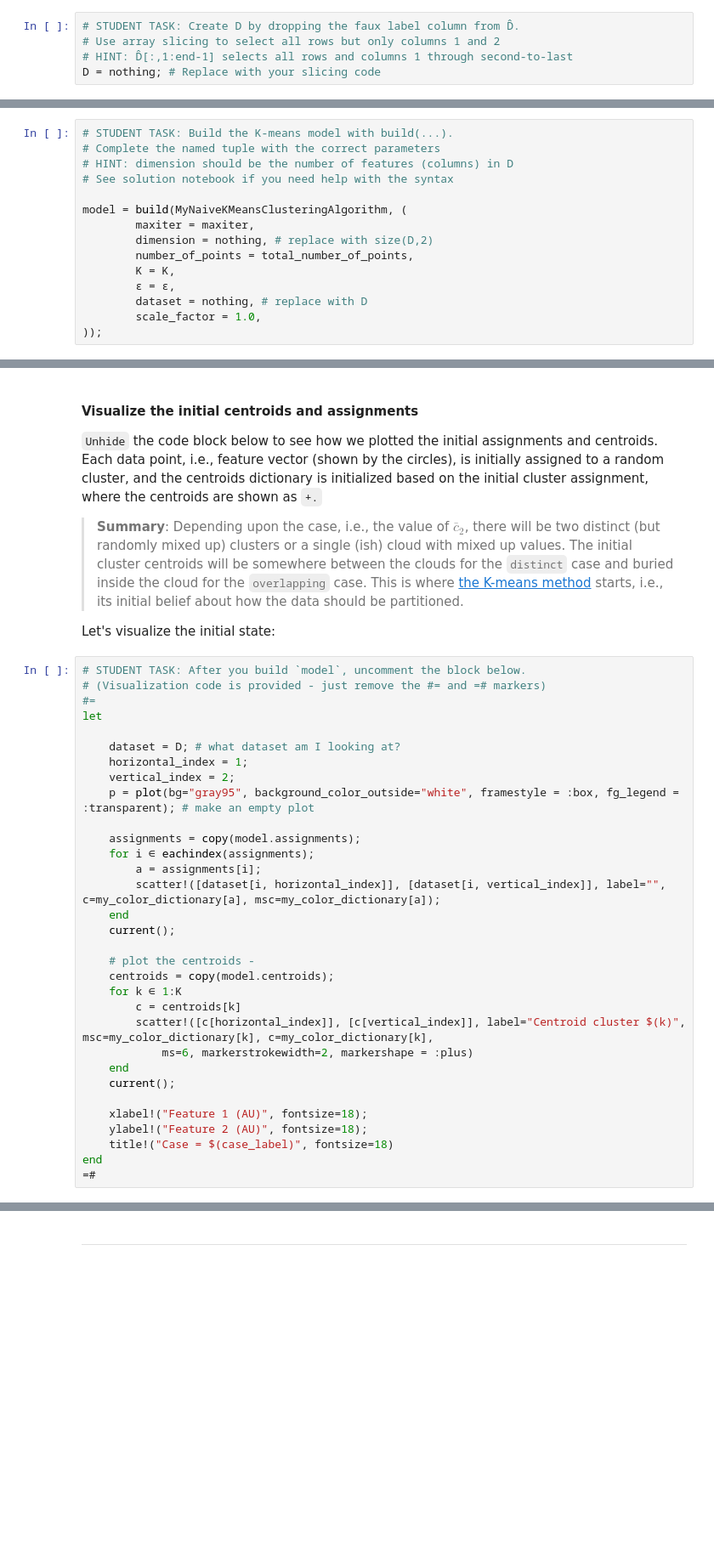
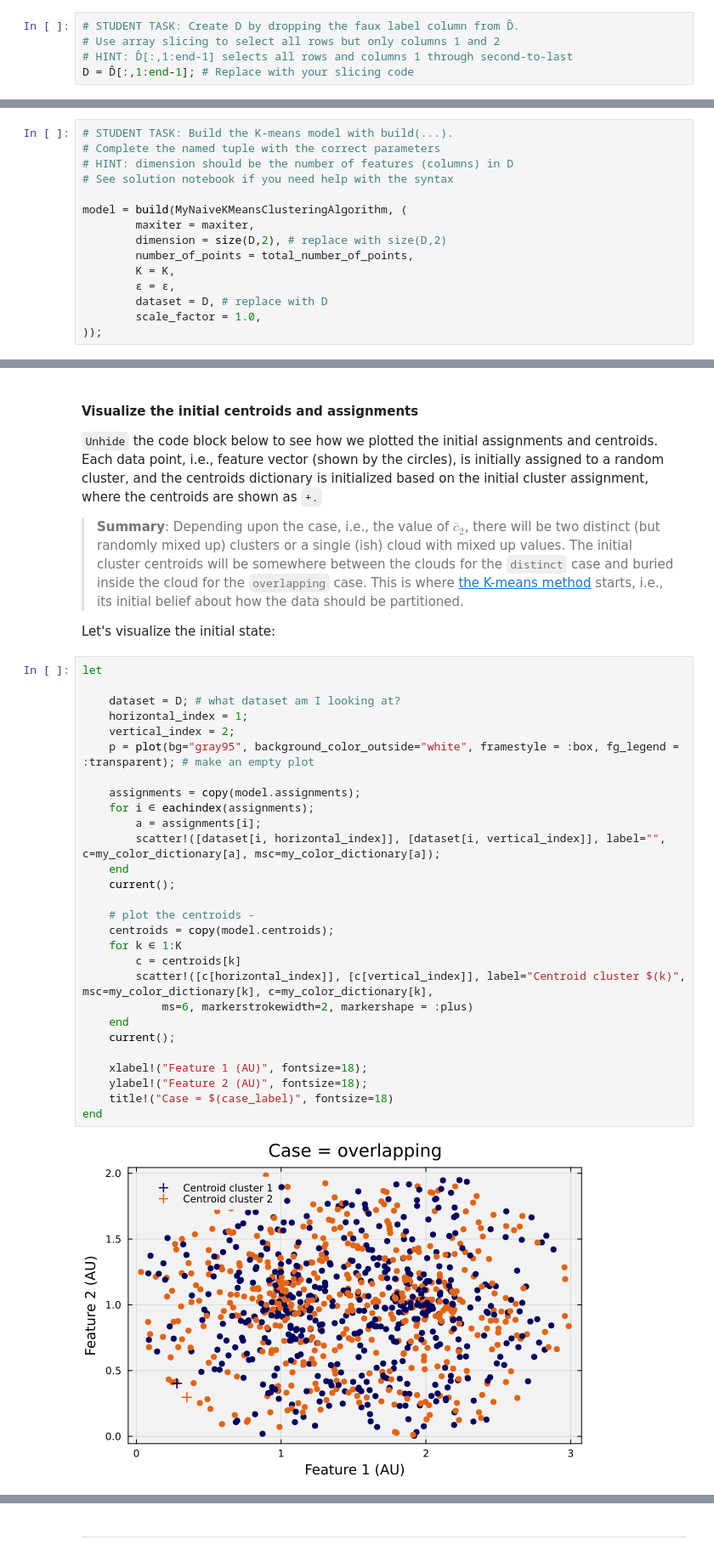
Before and after one commit to CHEME-5820-Spring-2026/ps1-5820-s26-alajwadha, a Jupyter notebook: PS1-CHEME-5820-Student-S26.ipynb, the cells around one changed output, grey strips where cells are left out. Shown at 85% size. Cells and saved outputs as stored; diff of their text form; blank space fills up the shorter version.

```diff
--- a/PS1-CHEME-5820-Student-S26.ipynb
+++ b/PS1-CHEME-5820-Student-S26.ipynb
@@ -318,7 +309,7 @@ Let's start by constructing the dataset $\mathcal{D}$ (no hat) from $\hat{\mathc
 # STUDENT TASK: Create D by dropping the faux label column from D̂.
 # Use array slicing to select all rows but only columns 1 and 2
 # HINT: D̂[:,1:end-1] selects all rows and columns 1 through second-to-last
-D = nothing; # Replace with your slicing code
+D = D̂[:,1:end-1]; # Replace with your slicing code
 # %% [markdown]
 Next, let's build the model instance. The `model::MyNaiveKMeansClusteringAlgorithm` contains the data that we passed in, as well as two derived fields that we computed in [the `build(...)` method](https://varnerlab.github.io/VLDataScienceMachineLearningPackage.jl/dev/clustering/#VLDataScienceMachineLearningPackage.build-Tuple{Type{MyNaiveKMeansClusteringAlgorithm},%20NamedTuple}), the centroids and initial assignments.
 
@@ -336,10 +327,10 @@ _Fill in the missing code to build our clustering model_:
 
 model = build(MyNaiveKMeansClusteringAlgorithm, (
         maxiter = maxiter,
-        dimension = nothing, # replace with size(D,2)
+        dimension = size(D,2), # replace with size(D,2)
         number_of_points = total_number_of_points,
         K = K,
         ϵ = ϵ,
-        dataset = nothing, # replace with D
+        dataset = D, # replace with D
         scale_factor = 1.0,
 ));
@@ -356,37 +342,35 @@ Closest candidates are:
 
 Let's visualize the initial state:
 # %%
-# STUDENT TASK: After you build `model`, uncomment the block below.
-# (Visualization code is provided - just remove the #= and =# markers)
-#=
 let
 
     dataset = D; # what dataset am I looking at?
     horizontal_index = 1;
     vertical_index = 2;
     p = plot(bg="gray95", background_color_outside="white", framestyle = :box, fg_legend = :transparent); # make an empty plot
 
     assignments = copy(model.assignments);
     for i ∈ eachindex(assignments);
         a = assignments[i];
         scatter!([dataset[i, horizontal_index]], [dataset[i, vertical_index]], label="", c=my_color_dictionary[a], msc=my_color_dictionary[a]);
     end
     current();
 
     # plot the centroids -
     centroids = copy(model.centroids);
     for k ∈ 1:K
         c = centroids[k]
         scatter!([c[horizontal_index]], [c[vertical_index]], label="Centroid cluster $(k)", msc=my_color_dictionary[k], c=my_color_dictionary[k],
             ms=6, markerstrokewidth=2, markershape = :plus)
     end
     current();
 
     xlabel!("Feature 1 (AU)", fontsize=18);
     ylabel!("Feature 2 (AU)", fontsize=18);
     title!("Case = $(case_label)", fontsize=18)
 end
-=#
+# %% [output]
+[figure, added]
 # %% [markdown]
 ### Clustering
 We'll call [the `cluster(...)` method](https://varnerlab.github.io/VLDataScienceMachineLearningPackage.jl/dev/clustering/#VLDataScienceMachineLearningPackage.cluster) to refine our initial random cluster assignments and centroid values.
```
Also changed, not shown: parts of 21 cells of this notebook, 13 other files.
